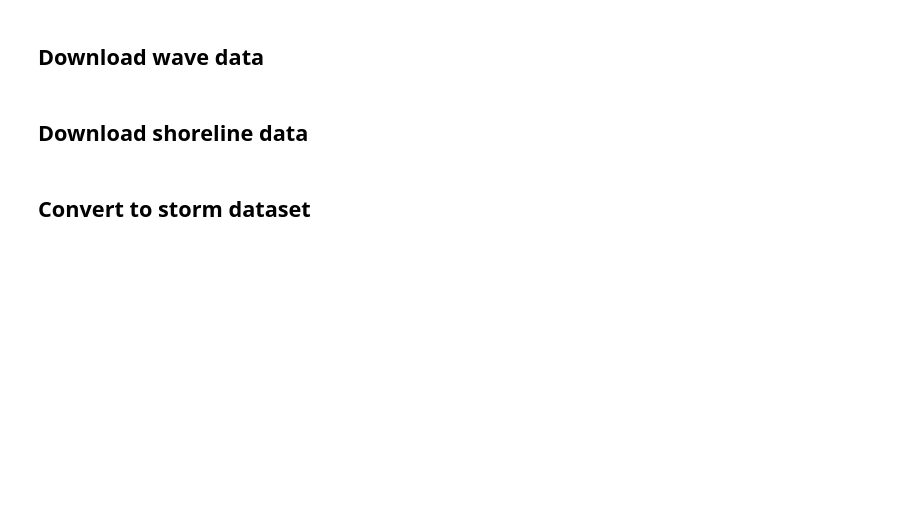
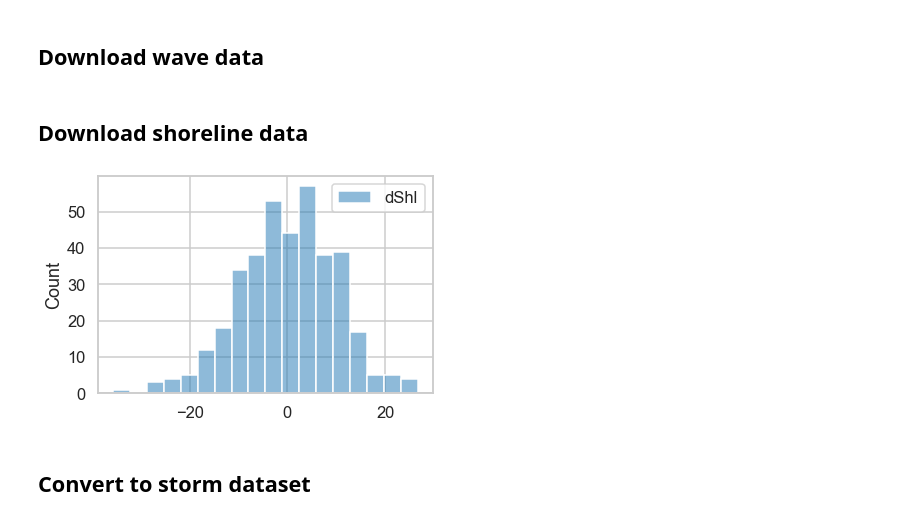
Before and after one commit to simmonsja/bayes-lr-shoreline, a Jupyter notebook: 01_initial_analysis.ipynb, the cells around one changed output. Drawn from its saved outputs; the diff is of its cells as text; code cells hidden in the pictures; blank space fills up the shorter version.

Commit message:
shoreline download

```diff
--- a/01_initial_analysis.ipynb
+++ b/01_initial_analysis.ipynb
@@ -33,6 +37,27 @@ import pymc3 as pm
 ## Download wave data
 # %% [markdown]
 ## Download shoreline data
+# %%
+transectName = 'aus0206-0005'
+csSource = 'http://coastsat.wrl.unsw.edu.au/time-series/{}/'
+tmpLoc =  "working_data.csv"
+download = False
+
+if download:
+    urllib.request.urlretrieve(csSource.format(transectName), tmpLoc)
+
+shlData = pd.read_csv(tmpLoc,parse_dates=True,index_col=0,header=None)
+shlData.columns = ['Shoreline']
+shlData.index.name = 'Date'
+# shlData.plot()
+
+diffShlData = shlData.diff()
+diffShlData.columns = ['dShl']
+
+sns.histplot(diffShlData.dropna())
+None
+# %% [output]
+[figure, added]
 # %% [markdown]
 ## Convert to storm dataset
 # %% [markdown]
```
Also changed, not shown: parts of 6 cells of this notebook.
